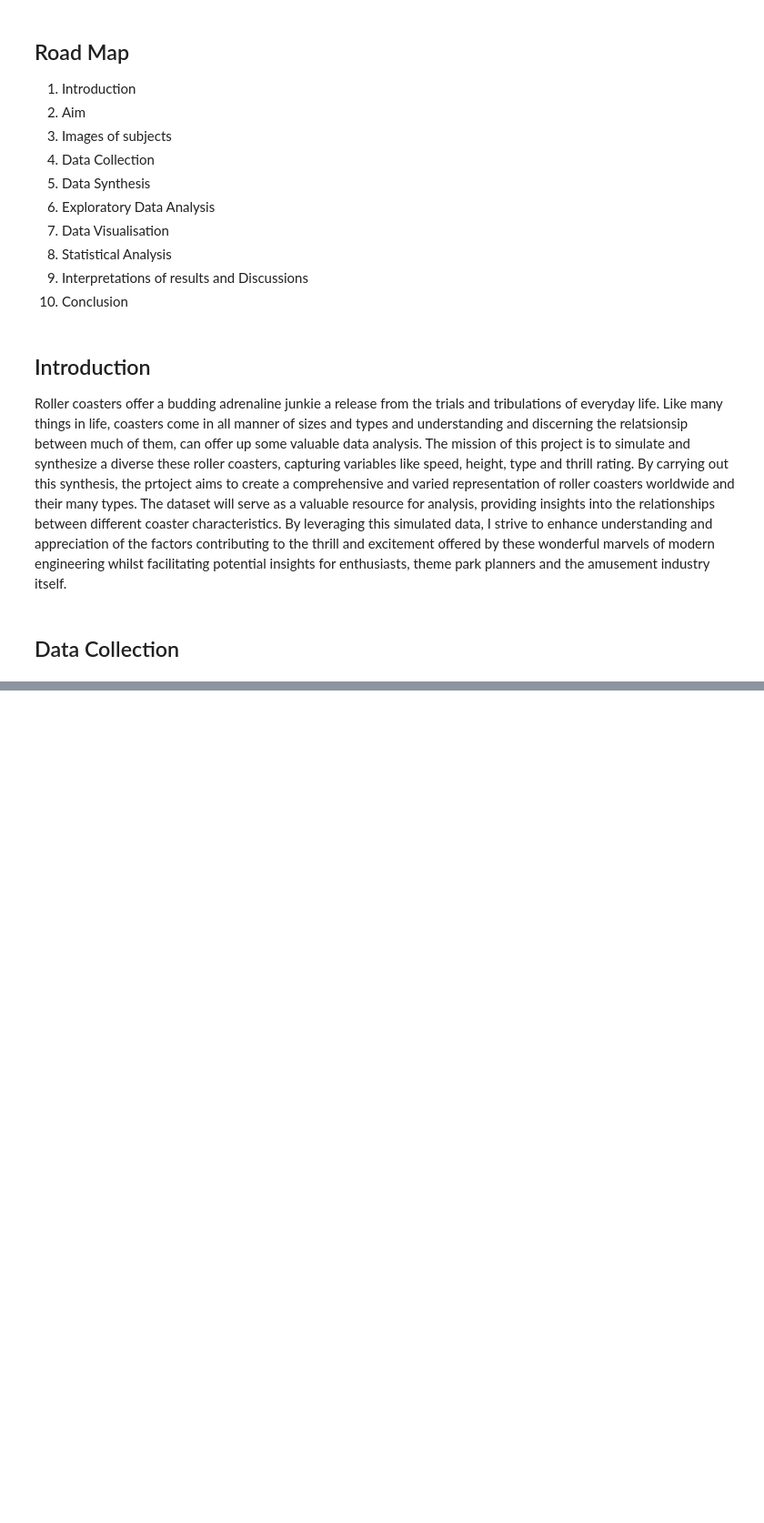
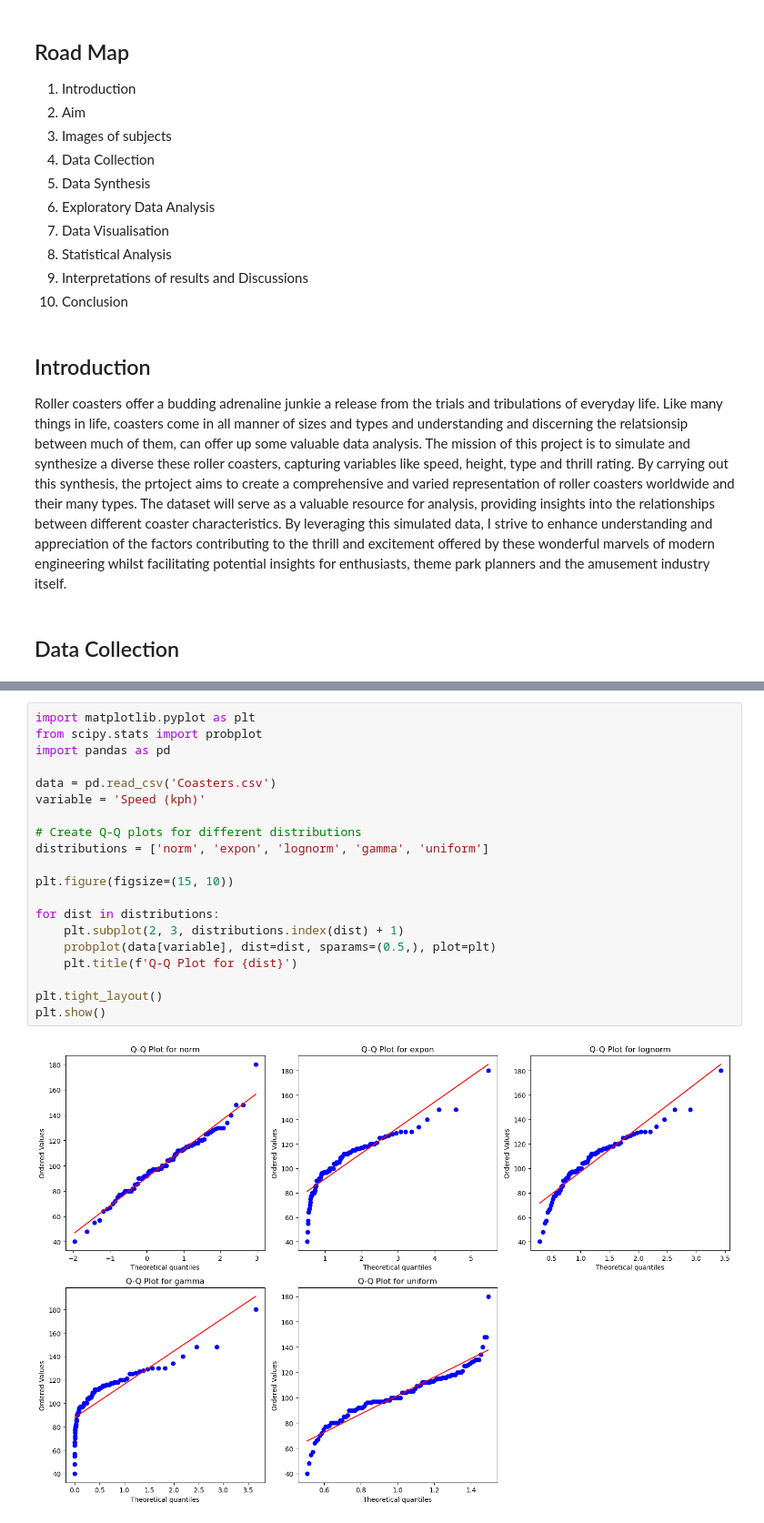
Before and after one commit to Gerbs2193/Programming-for-Data-Analytics, a Jupyter notebook: project.ipynb/project.ipynb, the cells around one changed output, grey strips where cells are left out. Shown at 91% size. Saved outputs shown, nothing was run; the diff lists cells and outputs as text; blank space fills up the shorter version.

Commit message:
variable dists

```diff
--- a/project.ipynb/project.ipynb
+++ b/project.ipynb/project.ipynb
@@ -192,2 +158,24 @@ print(roller_coaster_data)
 
 [100 rows x 4 columns]
+# %%
+import matplotlib.pyplot as plt
+from scipy.stats import probplot
+import pandas as pd
+
+data = pd.read_csv('Coasters.csv')
+variable = 'Speed (kph)'
+
+# Create Q-Q plots for different distributions
+distributions = ['norm', 'expon', 'lognorm', 'gamma', 'uniform']
+
+plt.figure(figsize=(15, 10))
+
+for dist in distributions:
+    plt.subplot(2, 3, distributions.index(dist) + 1)
+    probplot(data[variable], dist=dist, sparams=(0.5,), plot=plt)
+    plt.title(f'Q-Q Plot for {dist}')
+
+plt.tight_layout()
+plt.show()
+# %% [output]
+[figure, added]
```
Also changed, not shown: parts of 5 cells of this notebook, 1 other file.
